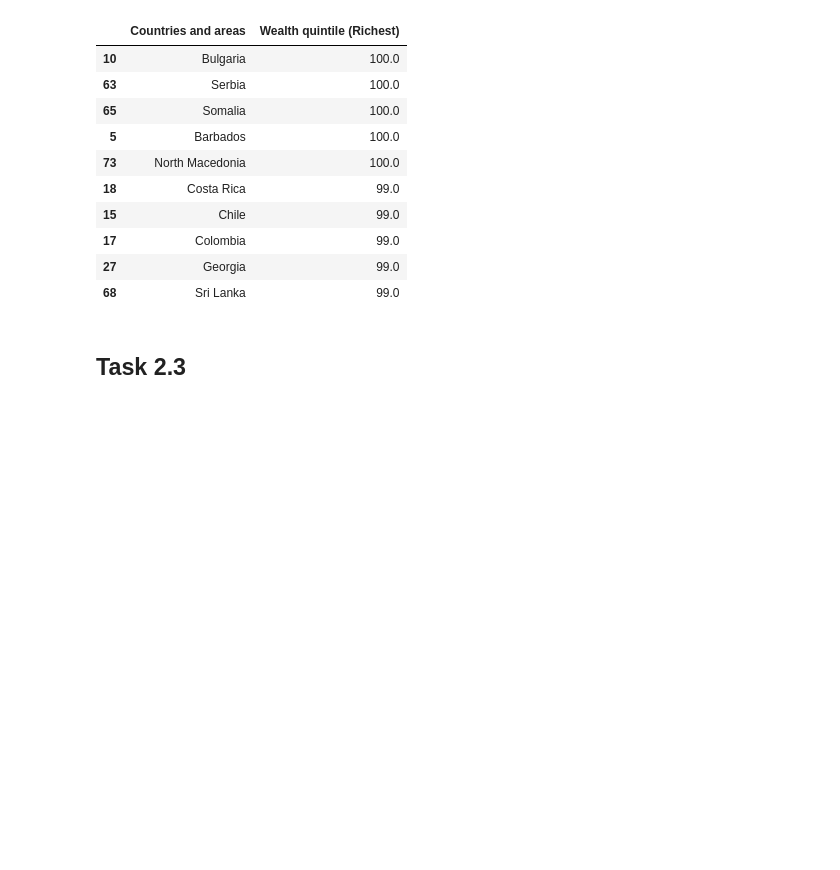
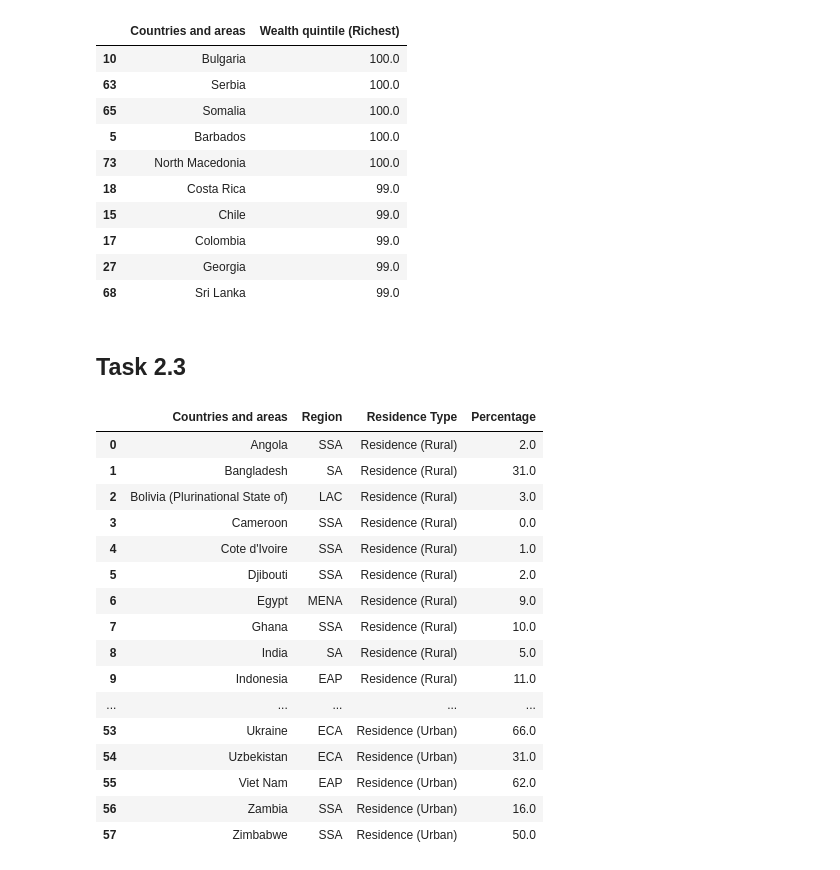
Before and after one commit to LordStarkie/Data-Science-A1, a Jupyter notebook: S3902159-A1code.ipynb, the cells around one changed output. Cells and saved outputs as stored; diff of their text form; code cells hidden in the pictures; blank space fills up the shorter version.

```diff
--- a/S3902159-A1code.ipynb
+++ b/S3902159-A1code.ipynb
@@ -356,0 +354,24 @@ top_richest[["Countries and areas","Wealth quintile (Richest)"]]
+# %%
+# categorise countries into residence types
+melted_lm = pd.melt(lm_df, id_vars=["Countries and areas" , "Region"],
+                      value_vars=["Residence (Rural)", "Residence (Urban)"],
+                      var_name="Residence Type", value_name="Percentage")
+melted_lm
+# %% [output]
+|  | Countries and areas | Region | Residence Type | Percentage |
+| 0 | Angola | SSA | Residence (Rural) | 2.0 |
+| 1 | Bangladesh | SA | Residence (Rural) | 31.0 |
+| 2 | Bolivia (Plurinational State of) | LAC | Residence (Rural) | 3.0 |
+| 3 | Cameroon | SSA | Residence (Rural) | 0.0 |
+| 4 | Cote d'Ivoire | SSA | Residence (Rural) | 1.0 |
+| 5 | Djibouti | SSA | Residence (Rural) | 2.0 |
+| 6 | Egypt | MENA | Residence (Rural) | 9.0 |
+| 7 | Ghana | SSA | Residence (Rural) | 10.0 |
+| 8 | India | SA | Residence (Rural) | 5.0 |
+| 9 | Indonesia | EAP | Residence (Rural) | 11.0 |
+| ... | ... | ... | ... | ... |
+| 53 | Ukraine | ECA | Residence (Urban) | 66.0 |
+| 54 | Uzbekistan | ECA | Residence (Urban) | 31.0 |
+| 55 | Viet Nam | EAP | Residence (Urban) | 62.0 |
+| 56 | Zambia | SSA | Residence (Urban) | 16.0 |
+| 57 | Zimbabwe | SSA | Residence (Urban) | 50.0 |
```
Also changed, not shown: parts of 9 cells of this notebook, 1 other file.
